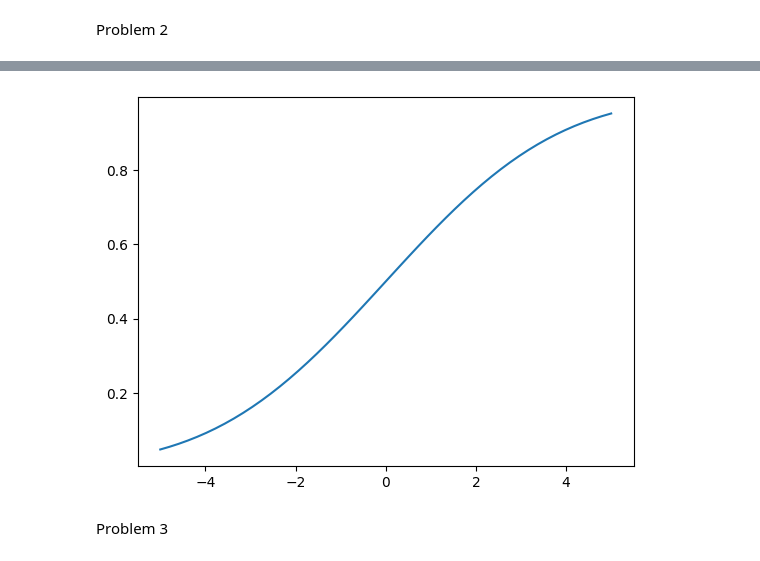
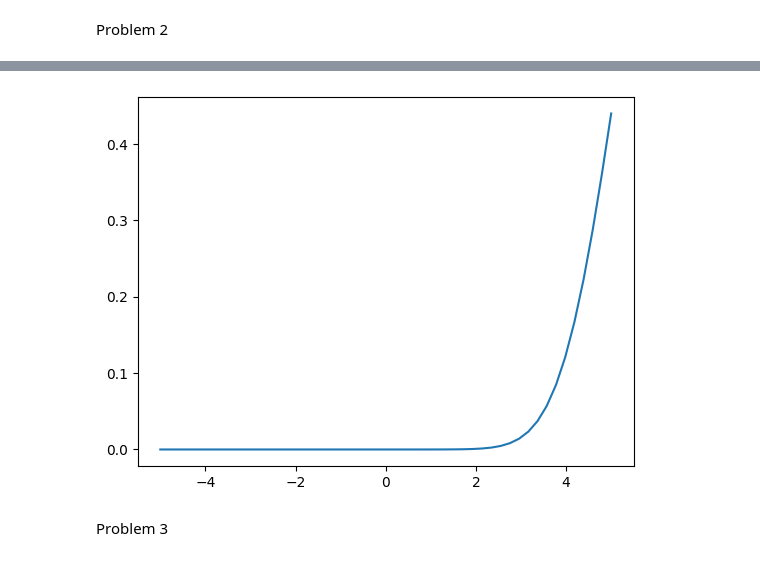
Before and after one commit to evitell/EL2050-hw-1-3, a Jupyter notebook: notebook1-hw13.ipynb, the cells around one changed output, grey strips where cells are left out. Cells and saved outputs as stored; diff of their text form; code cells hidden in the pictures.

```diff
--- a/notebook1-hw13.ipynb
+++ b/notebook1-hw13.ipynb
@@ -52,2 +59,4 @@ plt.show()
 # %% [markdown]
 Problem 2
+# %%
+gamma_prob2 = 2 * scipy.stats.norm.ppf(0.9950)
@@ -54,11 +67,11 @@ Problem 2
 # %%
 x2=np.linspace(-5,5)
 
-plt.plot(x2, scipy.stats.norm(0,2*1.5045).cdf(x2))
+plt.plot(x2, scipy.stats.norm(gamma_prob2).cdf(x2))
 
 plt.show()
 # %% [output]
-[figure, old version]
+[figure, new version]
 # %% [markdown]
 Problem 3
 # %%
```
Also changed, not shown: parts of 7 cells of this notebook, 2 other files.
